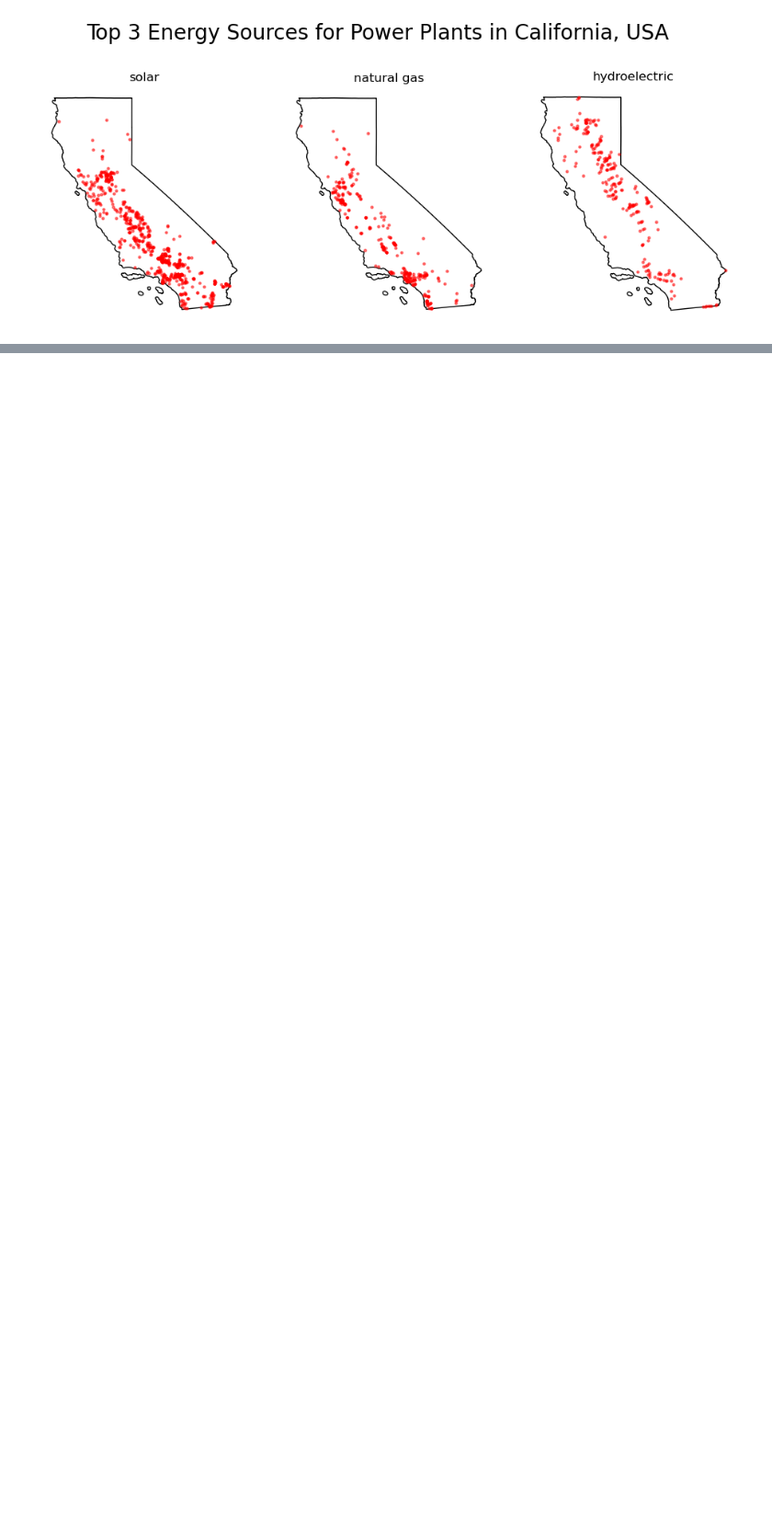
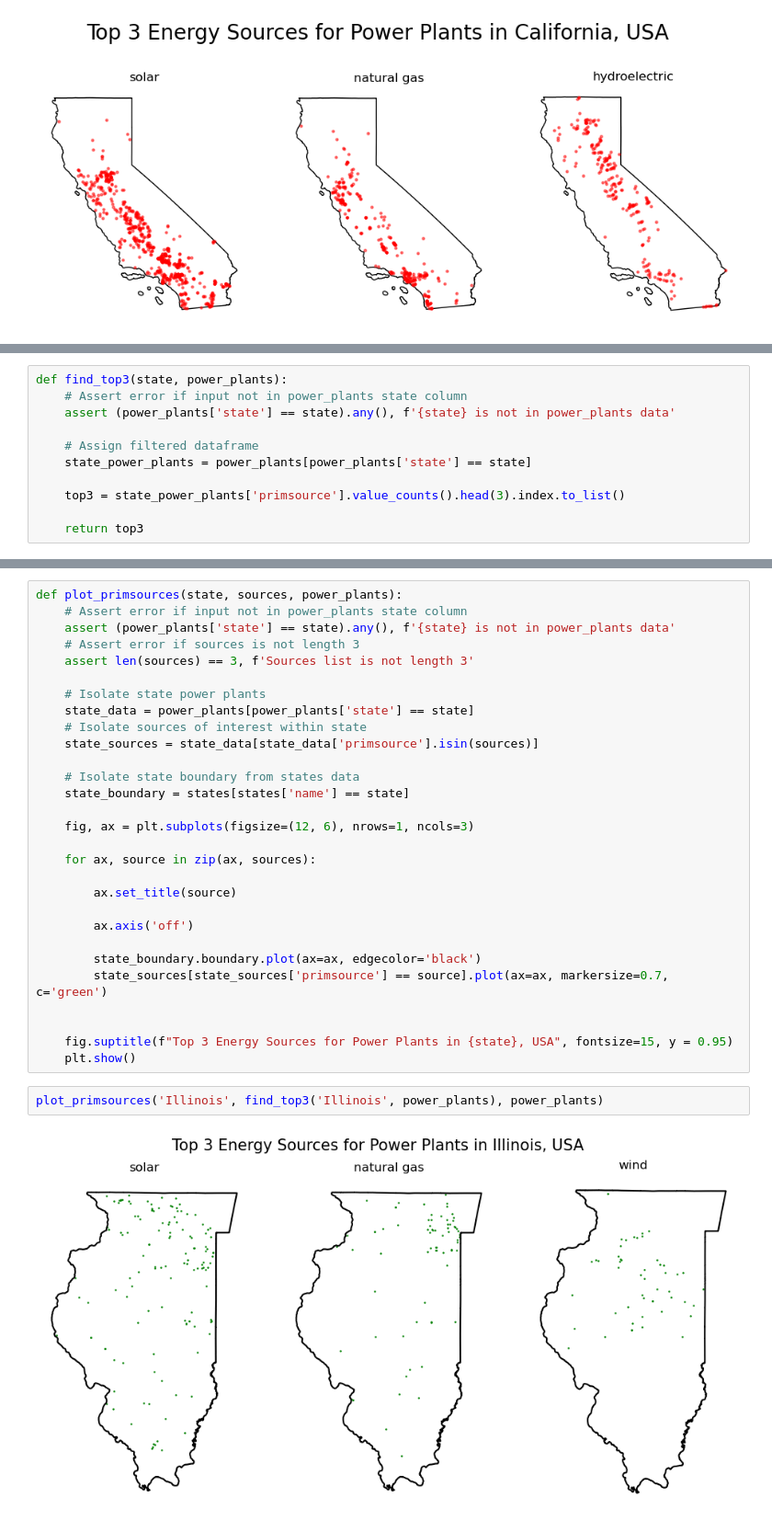
Before and after one commit to zachyyy700/eds220-2025-in-class, a Jupyter notebook: week5-streamlining.ipynb, the cells around one changed output, grey strips where cells are left out. Shown: that part at 92% size. Cells and saved outputs as stored; diff of their text form; blank space fills up the shorter version.

```diff
--- a/week5-streamlining.ipynb
+++ b/week5-streamlining.ipynb
@@ -223,0 +226,11 @@ plt.show()
+# %%
+def find_top3(state, power_plants):
+    # Assert error if input not in power_plants state column
+    assert (power_plants['state'] == state).any(), f'{state} is not in power_plants data'
+
+    # Assign filtered dataframe
+    state_power_plants = power_plants[power_plants['state'] == state]
+
+    top3 = state_power_plants['primsource'].value_counts().head(3).index.to_list()
+
+    return top3
@@ -223,0 +243,33 @@ plt.show()
+# %%
+def plot_primsources(state, sources, power_plants):
+    # Assert error if input not in power_plants state column
+    assert (power_plants['state'] == state).any(), f'{state} is not in power_plants data'
+    # Assert error if sources is not length 3
+    assert len(sources) == 3, f'Sources list is not length 3'
+
+    # Isolate state power plants
+    state_data = power_plants[power_plants['state'] == state]
+    # Isolate sources of interest within state
+    state_sources = state_data[state_data['primsource'].isin(sources)]
+
+    # Isolate state boundary from states data
+    state_boundary = states[states['name'] == state]
+
+    fig, ax = plt.subplots(figsize=(12, 6), nrows=1, ncols=3)
+
+    for ax, source in zip(ax, sources):
+
+        ax.set_title(source)
+
+        ax.axis('off')
+
+        state_boundary.boundary.plot(ax=ax, edgecolor='black')
+        state_sources[state_sources['primsource'] == source].plot(ax=ax, markersize=0.7, c='green')
+
+
+    fig.suptitle(f"Top 3 Energy Sources for Power Plants in {state}, USA", fontsize=15, y = 0.95)
+    plt.show()
+# %%
+plot_primsources('Illinois', find_top3('Illinois', power_plants), power_plants)
+# %% [output]
+[figure, added]
```
Also changed, not shown: parts of 9 cells of this notebook.
